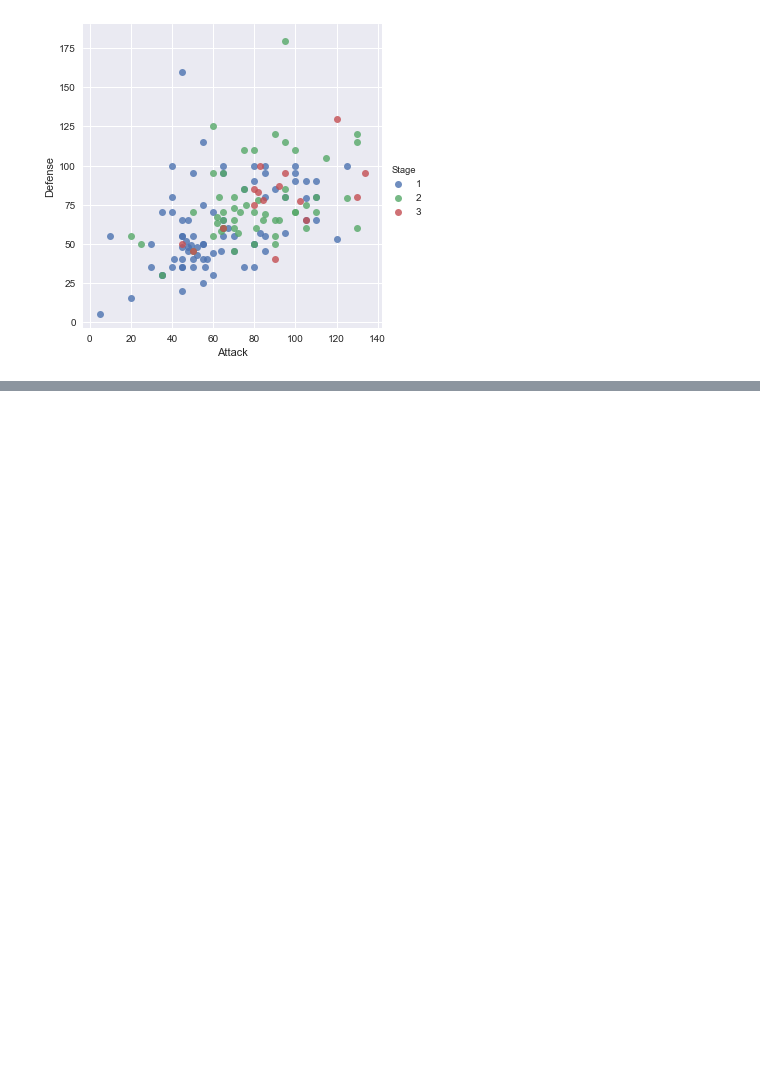
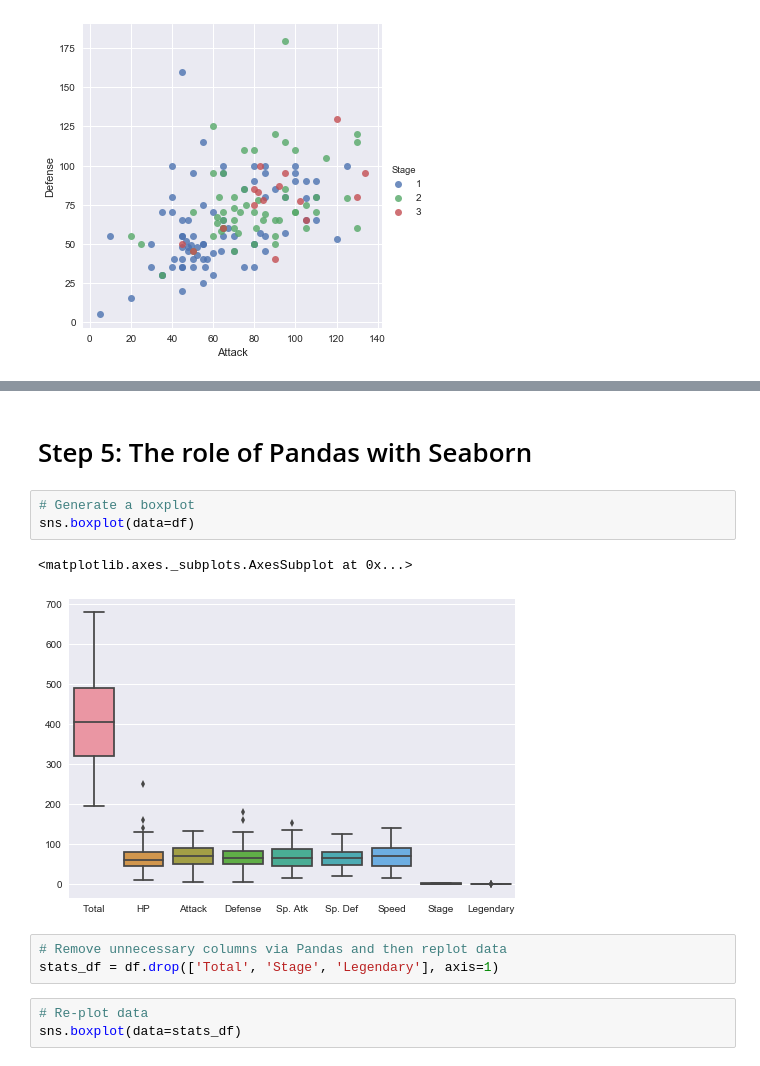
Before and after one commit to kbrook10/python_seaborn_tutorial, a Jupyter notebook: Python Seaborn Tutorial - EliteDataScience.ipynb, the cells around one changed output, grey strips where cells are left out. Saved outputs shown, nothing was run; the diff lists cells and outputs as text; blank space fills up the shorter version.

```diff
--- a/Python Seaborn Tutorial - EliteDataScience.ipynb
+++ b/Python Seaborn Tutorial - EliteDataScience.ipynb
@@ -55,0 +68,14 @@ sns.lmplot(x='Attack', y='Defense', data=df, fit_reg=False, hue='Stage')
+# %% [markdown]
+# Step 5: The role of Pandas with Seaborn
+# %%
+# Generate a boxplot
+sns.boxplot(data=df)
+# %% [output]
+<matplotlib.axes._subplots.AxesSubplot at 0x...>
+[figure, added]
+# %%
+# Remove unnecessary columns via Pandas and then replot data
+stats_df = df.drop(['Total', 'Stage', 'Legendary'], axis=1)
+# %%
+# Re-plot data
+sns.boxplot(data=stats_df)
```
Also changed, not shown: parts of 2 cells of this notebook.
